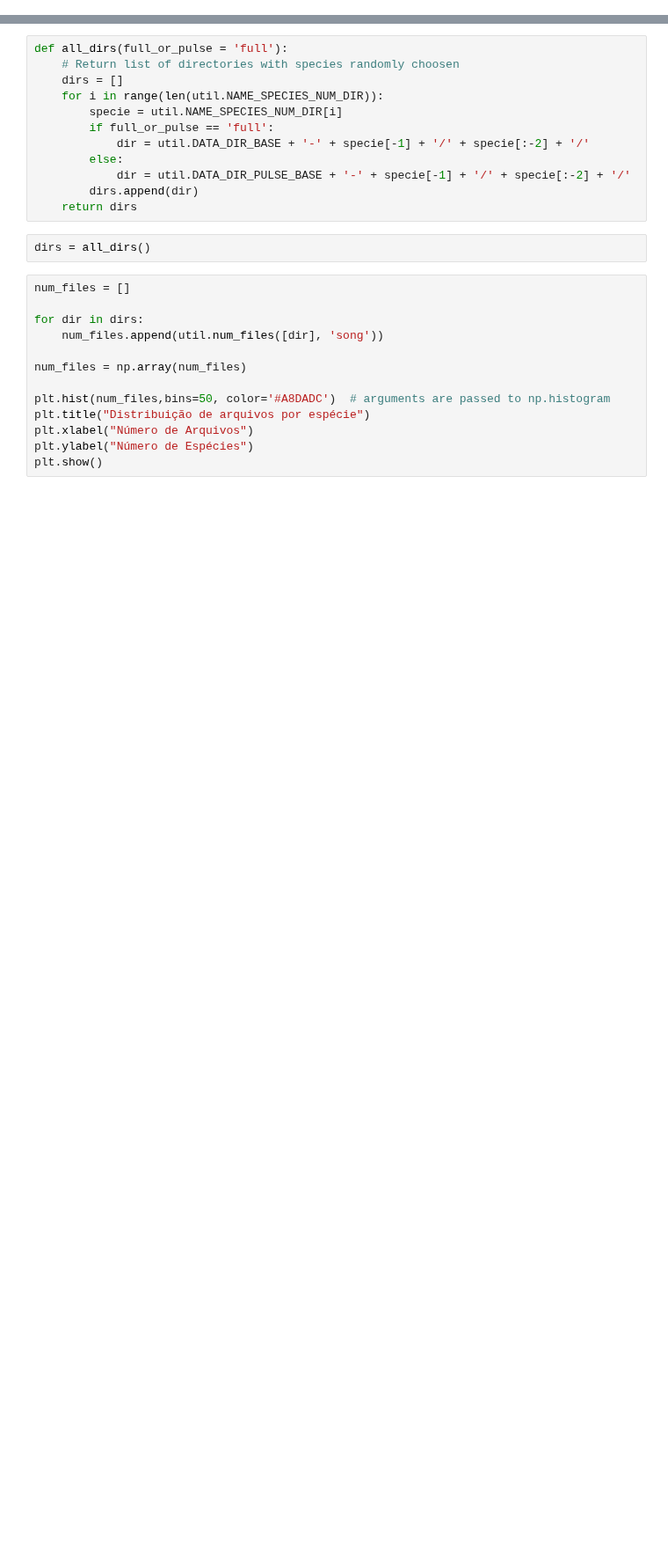
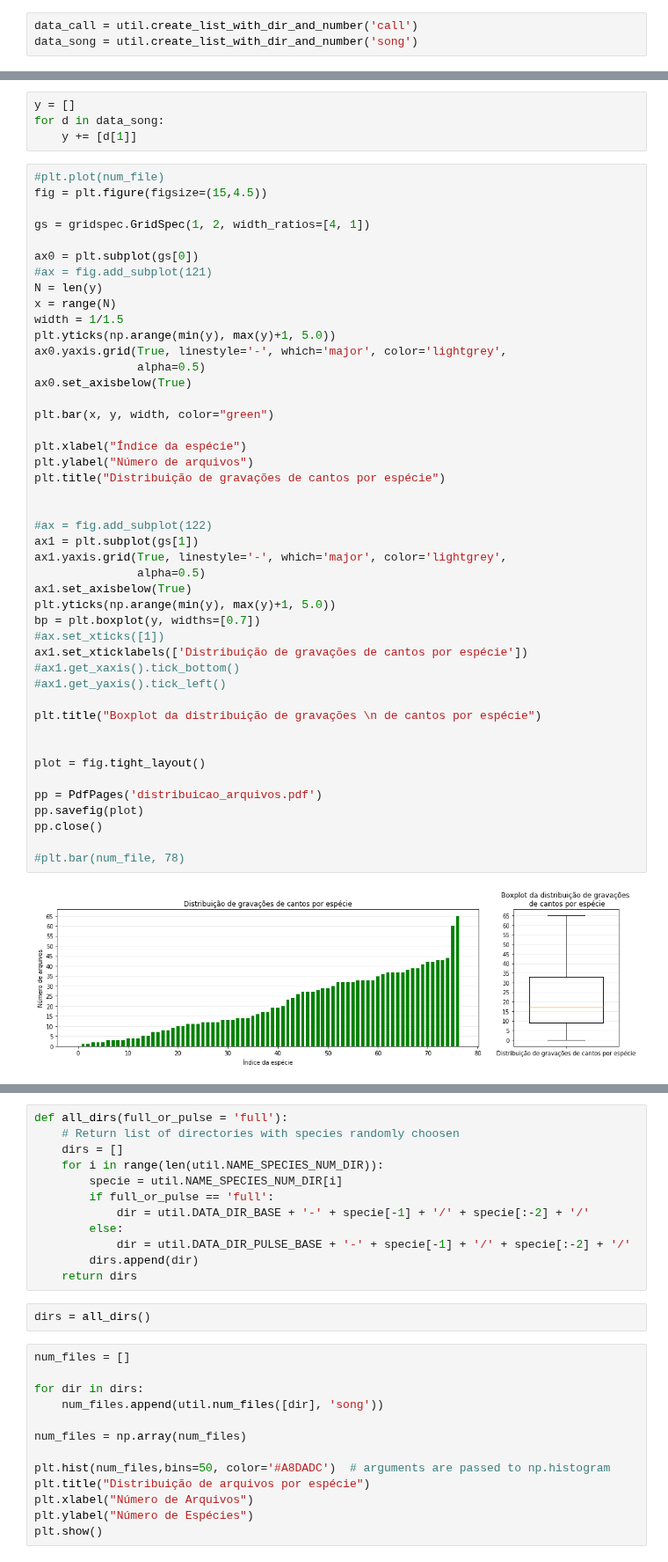
Before and after one commit to fsfelix/tcc, a Jupyter notebook: code/Dataset.ipynb, the cells around one changed output, grey strips where cells are left out. Shown at 88% size. Drawn from its saved outputs; the diff is of its cells as text; blank space fills up the shorter version.

```diff
--- a/code/Dataset.ipynb
+++ b/code/Dataset.ipynb
@@ -6,0 +21,3 @@ import matplotlib.pyplot as plt
+# %%
+data_call = util.create_list_with_dir_and_number('call')
+data_song = util.create_list_with_dir_and_number('song')
@@ -6,0 +42,51 @@ import matplotlib.pyplot as plt
+# %%
+y = []
+for d in data_song:
+    y += [d[1]]
+# %%
+#plt.plot(num_file)
+fig = plt.figure(figsize=(15,4.5))
+
+gs = gridspec.GridSpec(1, 2, width_ratios=[4, 1])
+
+ax0 = plt.subplot(gs[0])
+#ax = fig.add_subplot(121)
+N = len(y)
+x = range(N)
+width = 1/1.5
+plt.yticks(np.arange(min(y), max(y)+1, 5.0))
+ax0.yaxis.grid(True, linestyle='-', which='major', color='lightgrey',
+               alpha=0.5)
+ax0.set_axisbelow(True)
+
+plt.bar(x, y, width, color="green")
+
+plt.xlabel("Índice da espécie")
+plt.ylabel("Número de arquivos")
+plt.title("Distribuição de gravações de cantos por espécie")
+
+
+#ax = fig.add_subplot(122)
+ax1 = plt.subplot(gs[1])
+ax1.yaxis.grid(True, linestyle='-', which='major', color='lightgrey',
+               alpha=0.5)
+ax1.set_axisbelow(True)
+plt.yticks(np.arange(min(y), max(y)+1, 5.0))
+bp = plt.boxplot(y, widths=[0.7])
+#ax.set_xticks([1])
+ax1.set_xticklabels(['Distribuição de gravações de cantos por espécie'])
+#ax1.get_xaxis().tick_bottom()
+#ax1.get_yaxis().tick_left()
+
+plt.title("Boxplot da distribuição de gravações \n de cantos por espécie")
+
+
+plot = fig.tight_layout()
+
+pp = PdfPages('distribuicao_arquivos.pdf')
+pp.savefig(plot)
+pp.close()
+
+#plt.bar(num_file, 78)
+# %% [output]
+[figure, added]
```
Also changed, not shown: parts of 7 cells of this notebook, 13 other files.
